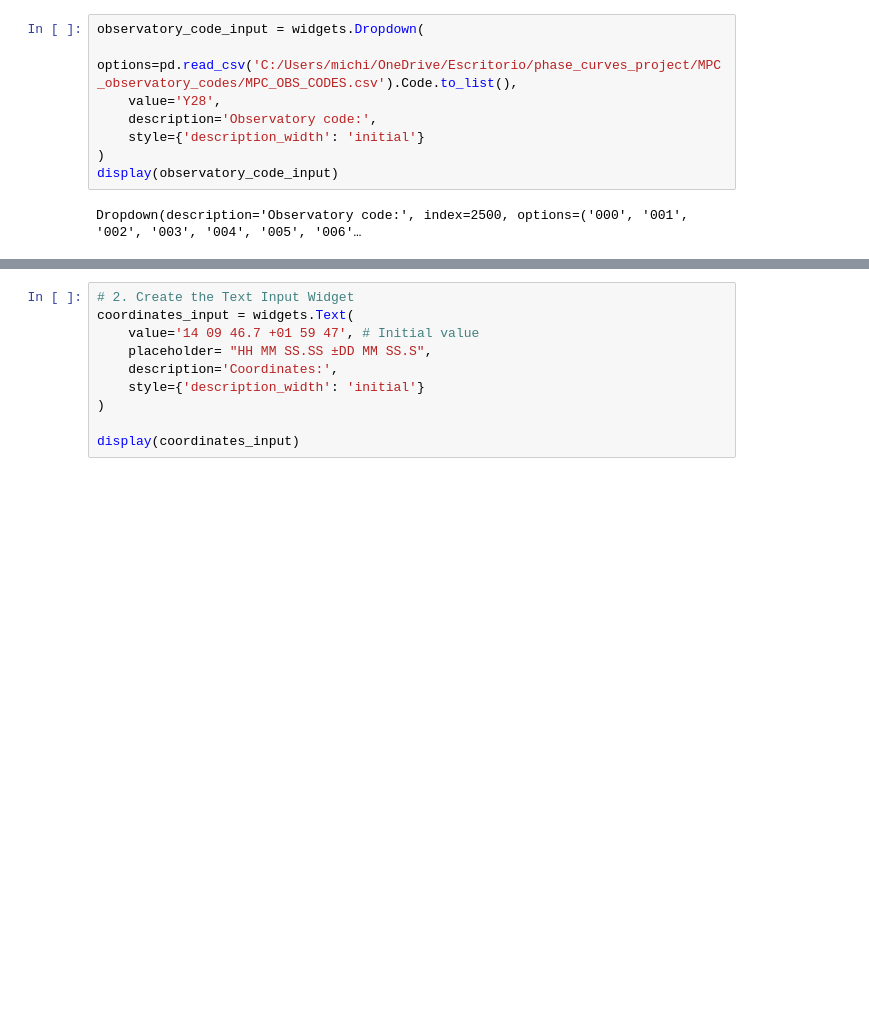
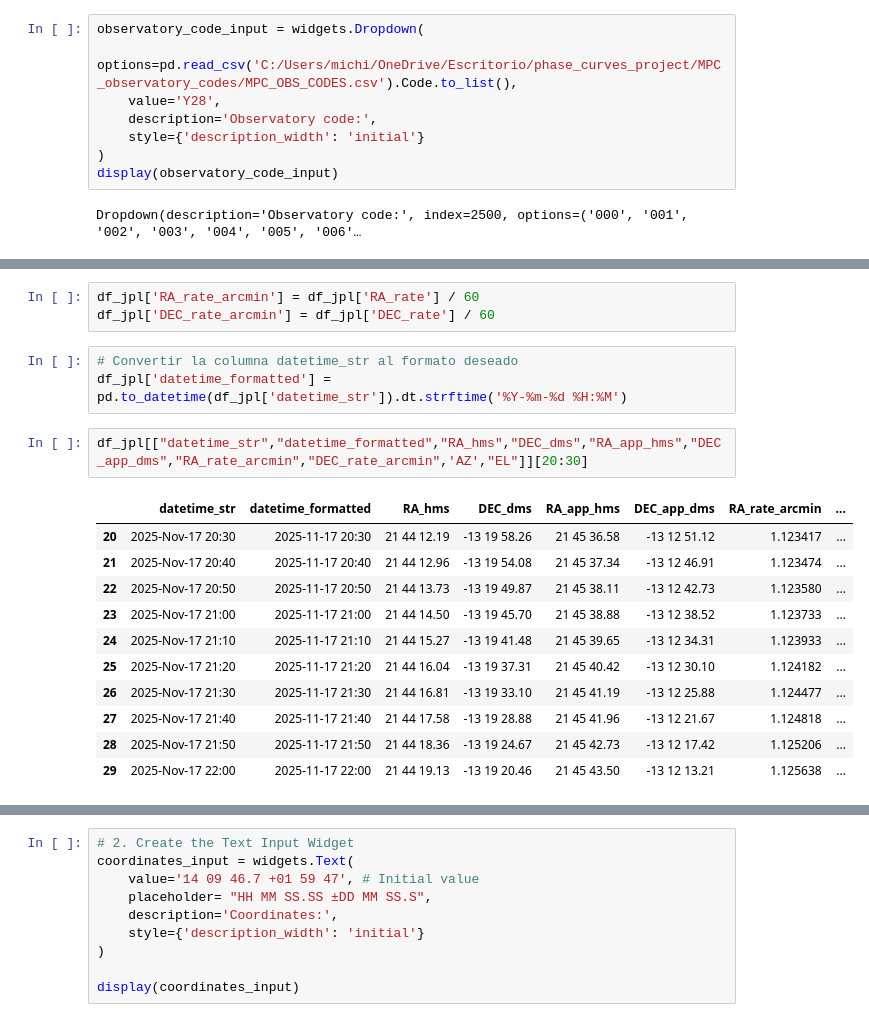
Before and after one commit to j-michimani-g/Algorithms_Meeus, a Jupyter notebook: notebook_5.ipynb, the cells around one changed output, grey strips where cells are left out. Drawn from its saved outputs; the diff is of its cells as text; blank space fills up the shorter version.

```diff
--- a/notebook_5.ipynb
+++ b/notebook_5.ipynb
@@ -59,0 +221,20 @@ UTC Offset: -3.0 hours
+# %%
+df_jpl['RA_rate_arcmin'] = df_jpl['RA_rate'] / 60
+df_jpl['DEC_rate_arcmin'] = df_jpl['DEC_rate'] / 60
+# %%
+# Convertir la columna datetime_str al formato deseado
+df_jpl['datetime_formatted'] = pd.to_datetime(df_jpl['datetime_str']).dt.strftime('%Y-%m-%d %H:%M')
+# %%
+df_jpl[["datetime_str","datetime_formatted","RA_hms","DEC_dms","RA_app_hms","DEC_app_dms","RA_rate_arcmin","DEC_rate_arcmin",'AZ',"EL"]][20:30]
+# %% [output]
+|  | datetime_str | datetime_formatted | RA_hms | DEC_dms | RA_app_hms | DEC_app_dms | RA_rate_arcmin | ... |
+| 20 | 2025-Nov-17 20:30 | 2025-11-17 20:30 | 21 44 12.19 | -13 19 58.26 | 21 45 36.58 | -13 12 51.12 | 1.123417 | ... |
+| 21 | 2025-Nov-17 20:40 | 2025-11-17 20:40 | 21 44 12.96 | -13 19 54.08 | 21 45 37.34 | -13 12 46.91 | 1.123474 | ... |
+| 22 | 2025-Nov-17 20:50 | 2025-11-17 20:50 | 21 44 13.73 | -13 19 49.87 | 21 45 38.11 | -13 12 42.73 | 1.123580 | ... |
+| 23 | 2025-Nov-17 21:00 | 2025-11-17 21:00 | 21 44 14.50 | -13 19 45.70 | 21 45 38.88 | -13 12 38.52 | 1.123733 | ... |
+| 24 | 2025-Nov-17 21:10 | 2025-11-17 21:10 | 21 44 15.27 | -13 19 41.48 | 21 45 39.65 | -13 12 34.31 | 1.123933 | ... |
+| 25 | 2025-Nov-17 21:20 | 2025-11-17 21:20 | 21 44 16.04 | -13 19 37.31 | 21 45 40.42 | -13 12 30.10 | 1.124182 | ... |
+| 26 | 2025-Nov-17 21:30 | 2025-11-17 21:30 | 21 44 16.81 | -13 19 33.10 | 21 45 41.19 | -13 12 25.88 | 1.124477 | ... |
+| 27 | 2025-Nov-17 21:40 | 2025-11-17 21:40 | 21 44 17.58 | -13 19 28.88 | 21 45 41.96 | -13 12 21.67 | 1.124818 | ... |
+| 28 | 2025-Nov-17 21:50 | 2025-11-17 21:50 | 21 44 18.36 | -13 19 24.67 | 21 45 42.73 | -13 12 17.42 | 1.125206 | ... |
+| 29 | 2025-Nov-17 22:00 | 2025-11-17 22:00 | 21 44 19.13 | -13 19 20.46 | 21 45 43.50 | -13 12 13.21 | 1.125638 | ... |
```
Also changed, not shown: parts of 25 cells of this notebook, 14 other files.
